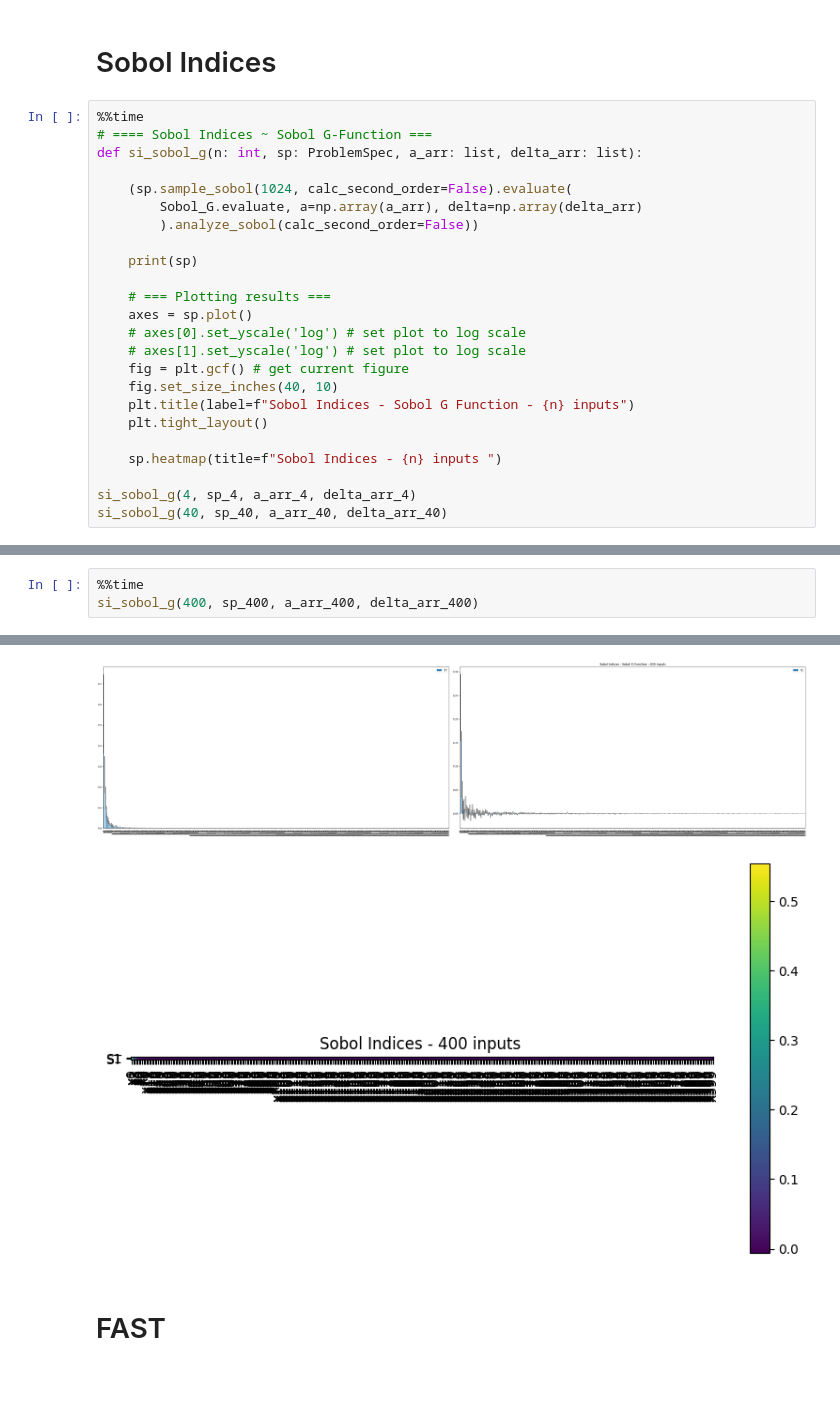
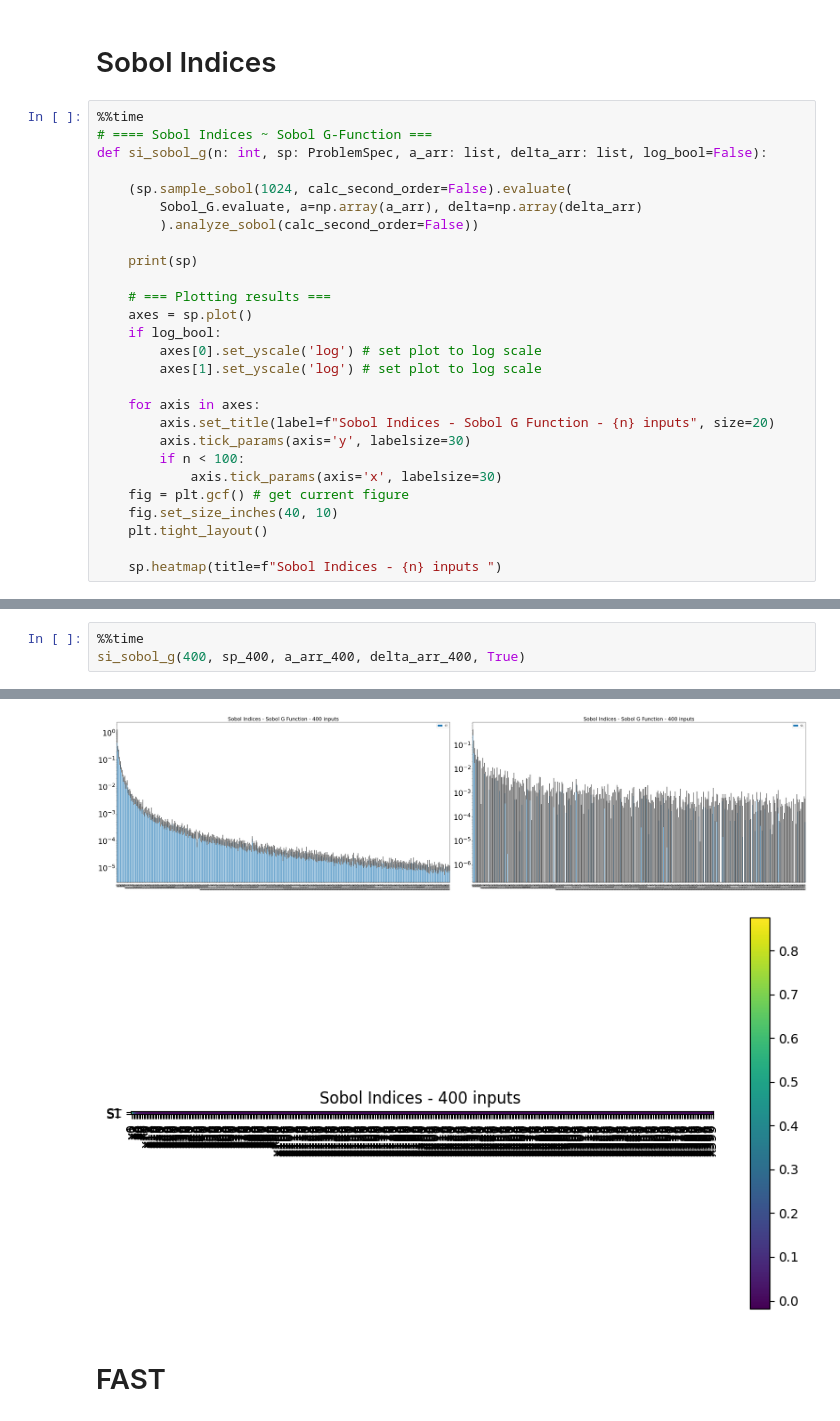
Before and after one commit to AllmieBloom/summer24, a Jupyter notebook: sobol_g_exploration.ipynb, the cells around one changed output, grey strips where cells are left out. Cells and saved outputs as stored; diff of their text form; blank space fills up the shorter version.

```diff
--- a/sobol_g_exploration.ipynb
+++ b/sobol_g_exploration.ipynb
@@ -34,7 +34,7 @@ sp_400, a_arr_400, delta_arr_400 = sobol_g_param(400)
 # %%
 %%time
 # ==== Sobol Indices ~ Sobol G-Function ===
-def si_sobol_g(n: int, sp: ProblemSpec, a_arr: list, delta_arr: list):
+def si_sobol_g(n: int, sp: ProblemSpec, a_arr: list, delta_arr: list, log_bool=False):
 
     (sp.sample_sobol(1024, calc_second_order=False).evaluate(
         Sobol_G.evaluate, a=np.array(a_arr), delta=np.array(delta_arr)
@@ -44,15 +44,18 @@ def si_sobol_g(n: int, sp: ProblemSpec, a_arr: list, delta_arr: list):
 
     # === Plotting results ===
     axes = sp.plot()
-    # axes[0].set_yscale('log') # set plot to log scale
-    # axes[1].set_yscale('log') # set plot to log scale
+    if log_bool:
+        axes[0].set_yscale('log') # set plot to log scale
+        axes[1].set_yscale('log') # set plot to log scale
+
+    for axis in axes:
+        axis.set_title(label=f"Sobol Indices - Sobol G Function - {n} inputs", size=20)
+        axis.tick_params(axis='y', labelsize=30)
+        if n < 100:
+            axis.tick_params(axis='x', labelsize=30)
     fig = plt.gcf() # get current figure
     fig.set_size_inches(40, 10)
-    plt.title(label=f"Sobol Indices - Sobol G Function - {n} inputs")
     plt.tight_layout()
 
     sp.heatmap(title=f"Sobol Indices - {n} inputs ")
-
-si_sobol_g(4, sp_4, a_arr_4, delta_arr_4)
-si_sobol_g(40, sp_40, a_arr_40, delta_arr_40)
 # %% [output]
@@ -97,6 +114,6 @@ Wall time: 1.15 s
 # %%
 %%time
-si_sobol_g(400, sp_400, a_arr_400, delta_arr_400)
+si_sobol_g(400, sp_400, a_arr_400, delta_arr_400, True)
 # %% [output]
 Samples:
         400 parameters: ['x0', 'x1', 'x2', 'x3', 'x4', 'x5', 'x6', 'x7', 'x8', 'x9', 'x10', 'x11', 'x12', 'x13', 'x14', 'x15', 'x16', 'x17', 'x18', 'x19', 'x20', 'x21', 'x22', 'x23', 'x24', 'x25', 'x2 ...
@@ -120,5 +137,5 @@ Wall time: 29.1 s
-[figure, old version]
+[figure, new version]
-[figure, old version]
+[figure, new version]
 # %% [markdown]
 # FAST
 # %%
```
Also changed, not shown: parts of 22 cells of this notebook.
